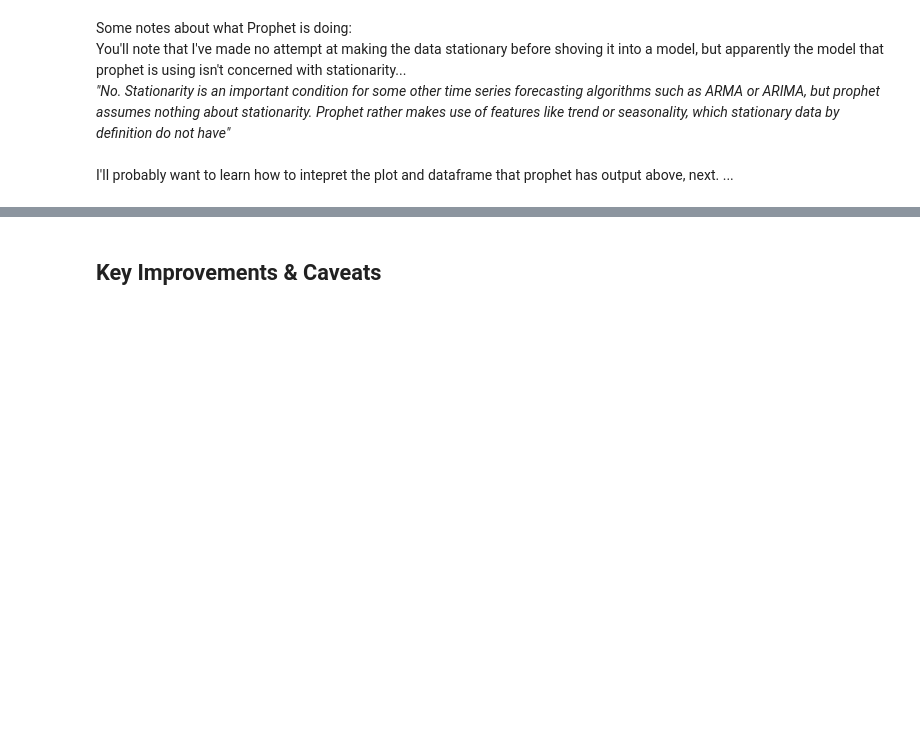
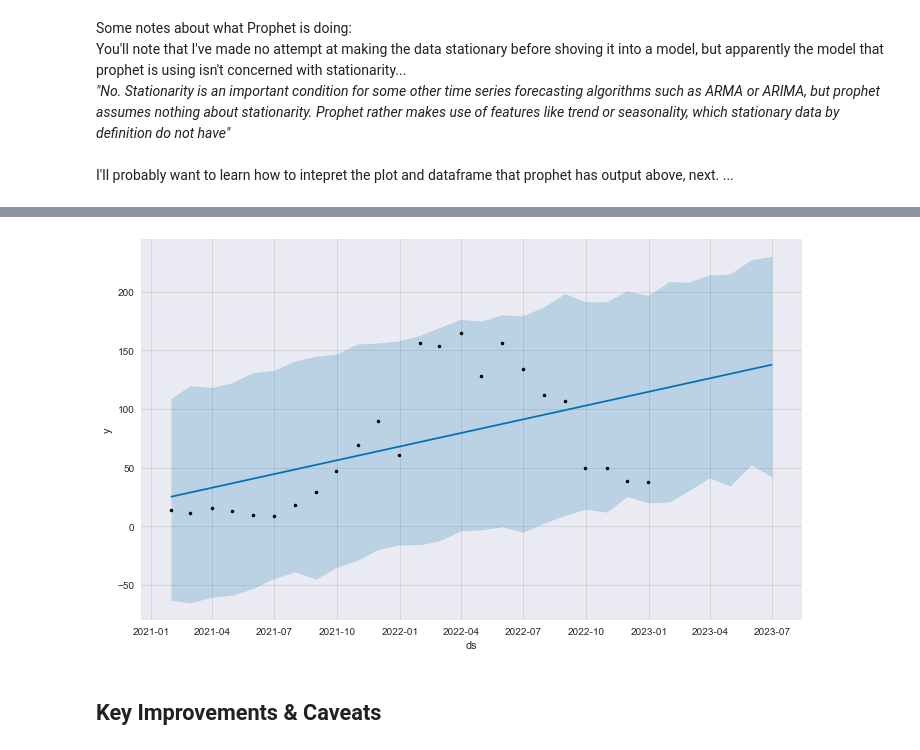
Before and after one commit to Louis-Bad/DACourse_prophet_forecast, a Jupyter notebook: forecasting.ipynb, the cells around one changed output, grey strips where cells are left out. Saved outputs shown, nothing was run; the diff lists cells and outputs as text; code cells hidden in the pictures; blank space fills up the shorter version.

```diff
--- a/forecasting.ipynb
+++ b/forecasting.ipynb
@@ -72,8 +89,6 @@ def month_resample(data):
 
     return resampled_data
 
-
+df_monthly = month_resample(df)
 train_df_monthly = month_resample(train_df)
 test_df_monthly = month_resample(test_df)
-
-test_df_monthly.tail()
@@ -153,3 +163,20 @@ You'll note that I've made no attempt at making the data stationary before shovi
 <br><br>
 I'll probably want to learn how to intepret the plot and dataframe that prophet has output above, next.
 ...
+# %%
+# Create an instance of an 'empty' model
+m2 = Prophet(interval_width=0.95)
+
+# Train the model
+modelx = m2.fit(df_monthly)
+
+# Creating the future dates to forecast
+future_dates = modelx.make_future_dataframe(periods=6, freq='M')
+future_dates
+
+# Forecasting output
+forecast = modelx.predict(future_dates)
+modelx.plot(forecast)
+
+plt.show()
+# %% [output]
@@ -156,2 +185,3 @@ I'll probably want to learn how to intepret the plot and dataframe that prophet
+[figure, added]
 # %% [markdown]
 ## Key Improvements & Caveats
```
Also changed, not shown: parts of 10 cells of this notebook.
